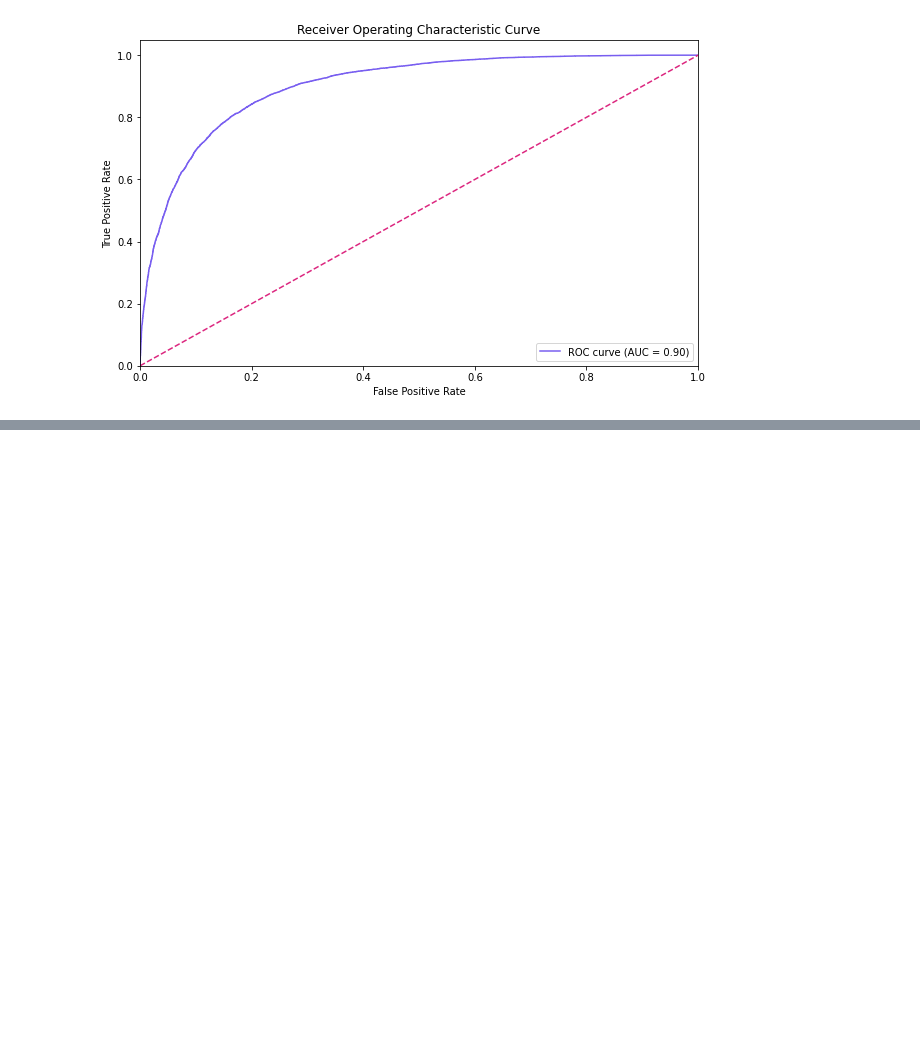
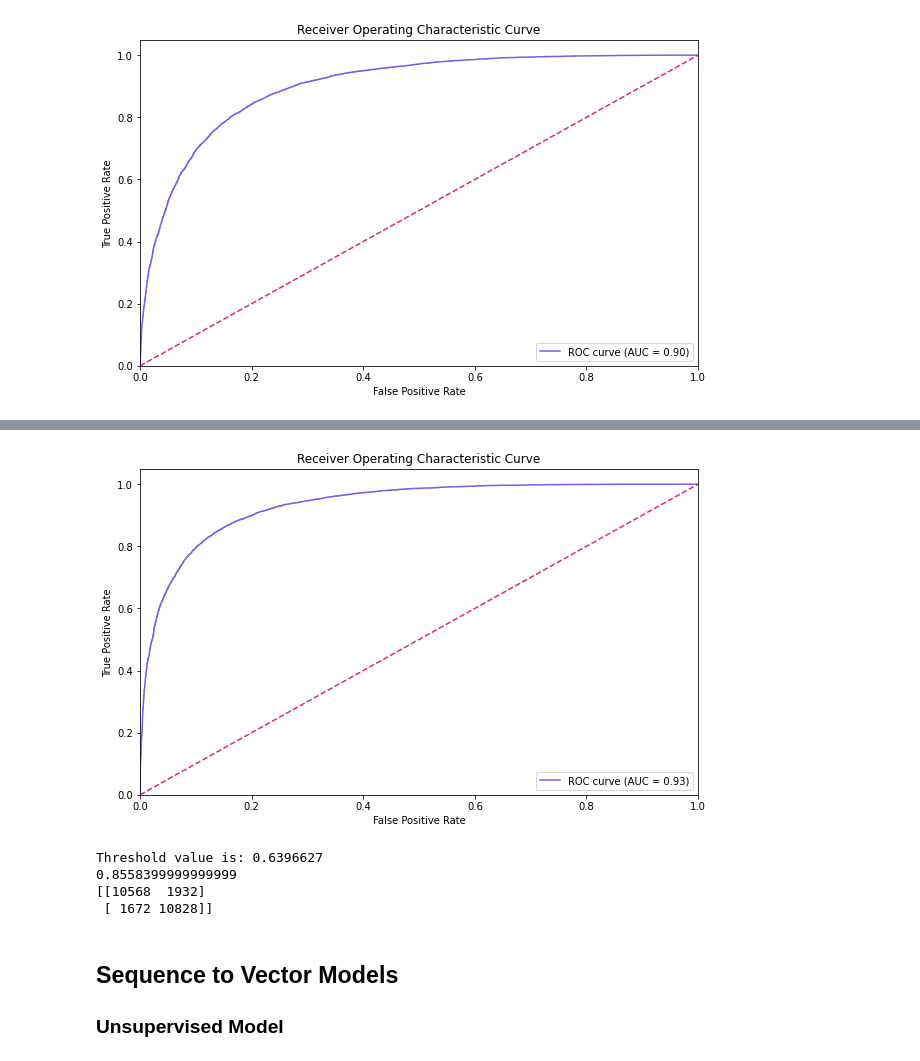
Before and after one commit to Oebele/Deep-lerning-for-beginners, a Jupyter notebook: Recurrent_Neural_Networks.ipynb, the cells around one changed output, grey strips where cells are left out. Cells and saved outputs as stored; diff of their text form; code cells hidden in the pictures; blank space fills up the shorter version.

```diff
--- a/Recurrent_Neural_Networks.ipynb
+++ b/Recurrent_Neural_Networks.ipynb
@@ -221,0 +365,41 @@ print(confusion_matrix(y_test, y_pred))
+# %%
+from sklearn.metrics import confusion_matrix
+from sklearn.metrics import balanced_accuracy_score
+from sklearn.metrics import roc_curve, auc
+from sklearn.metrics import roc_auc_score
+import matplotlib.pyplot as plt
+import numpy as np
+
+y_hat = lstm.predict(x_test)
+
+# Compute ROC curve and ROC area for each class
+fpr, tpr, thresholds = roc_curve(y_test, y_hat)
+roc_auc = auc(fpr, tpr)
+
+fig = plt.figure(figsize=(10,6))
+plt.plot(fpr, tpr, color='#785ef0', label='ROC curve (AUC = %0.2f)' % roc_auc)
+plt.plot([0, 1], [0, 1], color='#dc267f', linestyle='--')
+plt.xlim([0.0, 1.0])
+plt.ylim([0.0, 1.05])
+plt.xlabel('False Positive Rate')
+plt.ylabel('True Positive Rate')
+plt.title('Receiver Operating Characteristic Curve')
+plt.legend(loc="lower right")
+plt.savefig('ch.13.lstm.imdb.roc.png', dpi=350, bbox_inches='tight')
+plt.show()
+
+optimal_idx = np.argmax(tpr - fpr)
+optimal_threshold = thresholds[optimal_idx]
+print("Threshold value is:", optimal_threshold)
+y_pred = np.where(y_hat>=optimal_threshold, 1, 0)
+print(balanced_accuracy_score(y_test, y_pred))
+print(confusion_matrix(y_test, y_pred))
+# %% [output]
+[figure, added]
+Threshold value is: 0.6396627
+0.8558399999999999
+[[10568  1932]
+ [ 1672 10828]]
+# %% [markdown]
+## Sequence to Vector Models
+### Unsupervised Model
```
Also changed, not shown: parts of 17 cells of this notebook.
